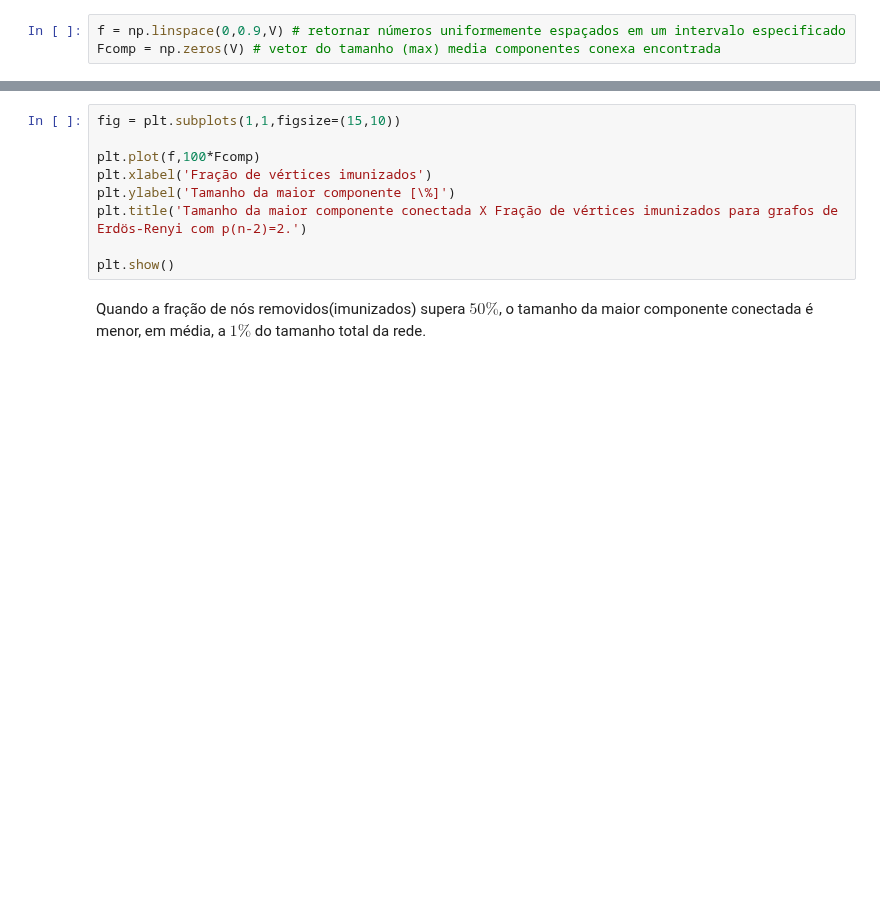
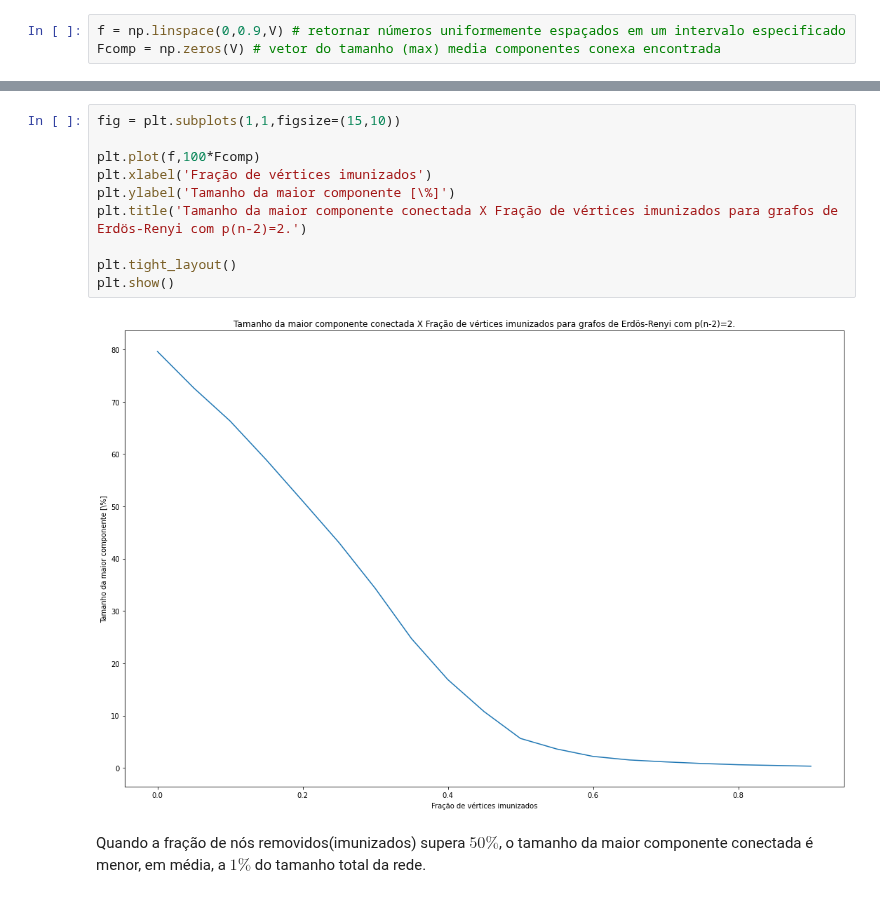
Before and after one commit to jesusossian/complex_networks, a Jupyter notebook: src/course/cap5_1_tamanho_componentes_imunudade.ipynb, the cells around one changed output, grey strips where cells are left out. Saved outputs shown, nothing was run; the diff lists cells and outputs as text; blank space fills up the shorter version.

```diff
--- a/src/course/cap5_1_tamanho_componentes_imunudade.ipynb
+++ b/src/course/cap5_1_tamanho_componentes_imunudade.ipynb
@@ -49,11 +69,14 @@ for v in range(V):
 # %%
 fig = plt.subplots(1,1,figsize=(15,10))
 
 plt.plot(f,100*Fcomp)
 plt.xlabel('Fração de vértices imunizados')
 plt.ylabel('Tamanho da maior componente [\%]')
 plt.title('Tamanho da maior componente conectada X Fração de vértices imunizados para grafos de Erdös-Renyi com p(n-2)=2.')
 
+plt.tight_layout()
 plt.show()
+# %% [output]
+[figure, added]
 # %% [markdown]
 Quando a fração de nós removidos(imunizados) supera $50\%$, o tamanho da maior componente conectada é menor, em média, a $1\%$ do tamanho total da rede.
```
Also changed, not shown: parts of 2 cells of this notebook, 2 other files.
